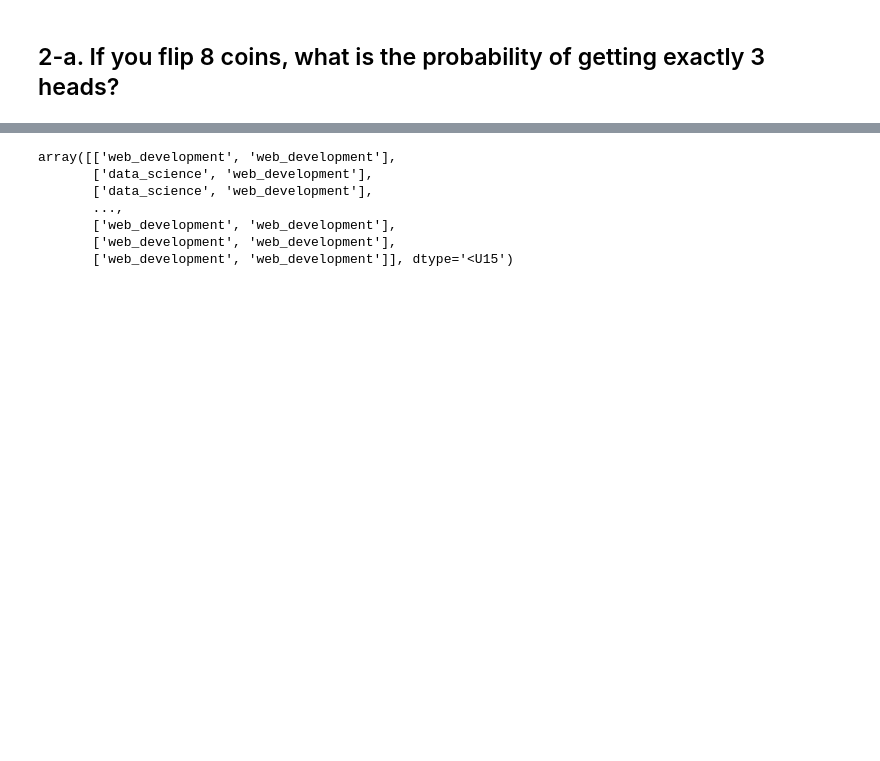
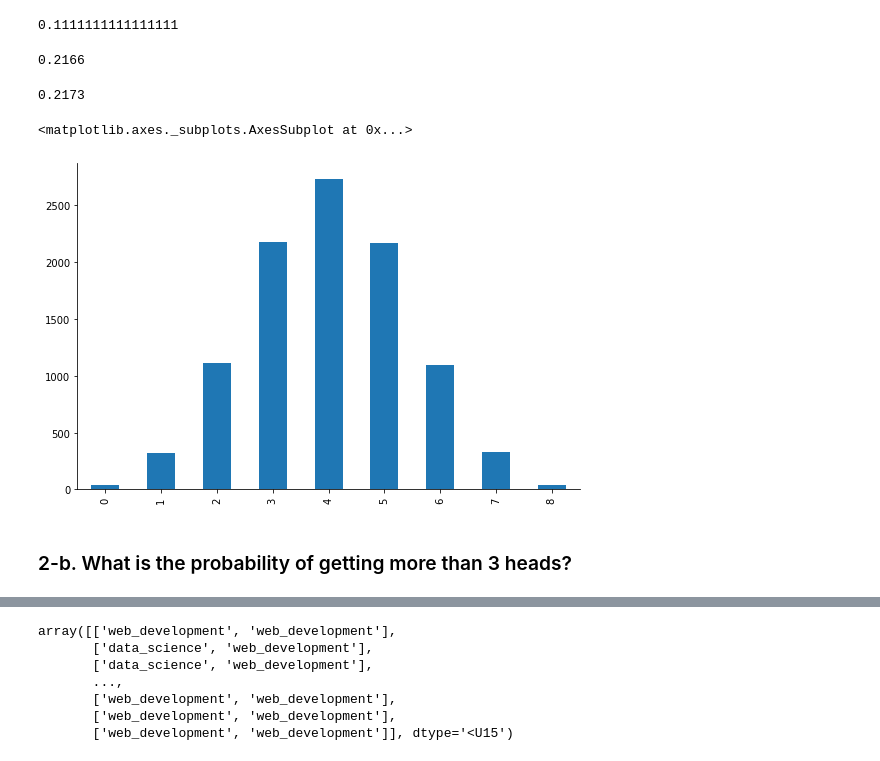
Before and after one commit to Yongliang-Shi/statistics-exercises, a Jupyter notebook: simulation.ipynb, the cells around one changed output, grey strips where cells are left out. Cells and saved outputs as stored; diff of their text form; code cells hidden in the pictures; blank space fills up the shorter version.

Commit message:
add visualizations and answer Q3-Q7 by probability distribution

```diff
--- a/simulation.ipynb
+++ b/simulation.ipynb
@@ -5 +8,3 @@ import viz
+# %%
+plt.rc('figure', figsize=(16,9))
 # %% [markdown]
@@ -28,2 +64,66 @@ pd.Series(boolean_roll_doubles).mean()
+# %%
+stats.randint(low=0, high=9).pmf(3)
+# %% [output]
+0.1111111111111111
+# %%
+# To simulate the whole process using ['Head', 'Tail']
+
+# Let's say we tried 1000 times
+
+n_trials = nrows = 10_000
+n_coins = ncols = 8
+
+# Use random.choice () to simulate the results of 1000 trials of flipping 8 coins
+
+flips = np.random.choice(['Head', 'Tails'], n_trials * n_coins).reshape(nrows, ncols)
+flips
+
+# To simulate the Event
+
+boolean_3_heads = [((flips[i] == "Head").sum() == 3) for i in range(0, nrows)]
+pd.Series(boolean_3_heads).mean()
+# %% [output]
+0.2166
+# %%
+# To simulate 1000 trials using numbers for ['Head', 'Tail']
+
+n_trials = nrows = 10_000
+n_coins = ncols = 8
+
+simulation_rolls = np.random.randint(low=0, high=2, size=(nrows,ncols))
+simulation_rolls
+
+
+# For my convenience, the matrix is converted to a DataFrame
+
+simulation_rolls = pd.DataFrame(simulation_rolls)
+simulation_rolls.sample(5)
+
+# To calcualte how many heads for each trial
+
+simulation_rolls['n_heads'] = simulation_rolls.sum(axis=1)
+simulation_rolls.sample(5)
+
+# To simulate the Event
+
+simulation_rolls.n_heads == 3
+
+# To calculate the expected value of the Event
+
+(simulation_rolls.n_heads == 3).mean()
+# %% [output]
+0.2173
+# %%
+# Visualize the frequency distribution of flipping 8 coins
+
+n_heads = simulation_rolls.n_heads
+n_heads.sample(5)
+
+# Group the results by the sample space and get the count for each outcome.
+
+n_heads.value_counts().sort_index().plot(kind='bar')
+# %% [output]
+<matplotlib.axes._subplots.AxesSubplot at 0x...>
+[figure, added]
 # %% [markdown]
-## 2-a. If you flip 8 coins, what is the probability of getting exactly 3 heads?
+### 2-b. What is the probability of getting more than 3 heads?
```
Also changed, not shown: parts of 45 cells of this notebook.
